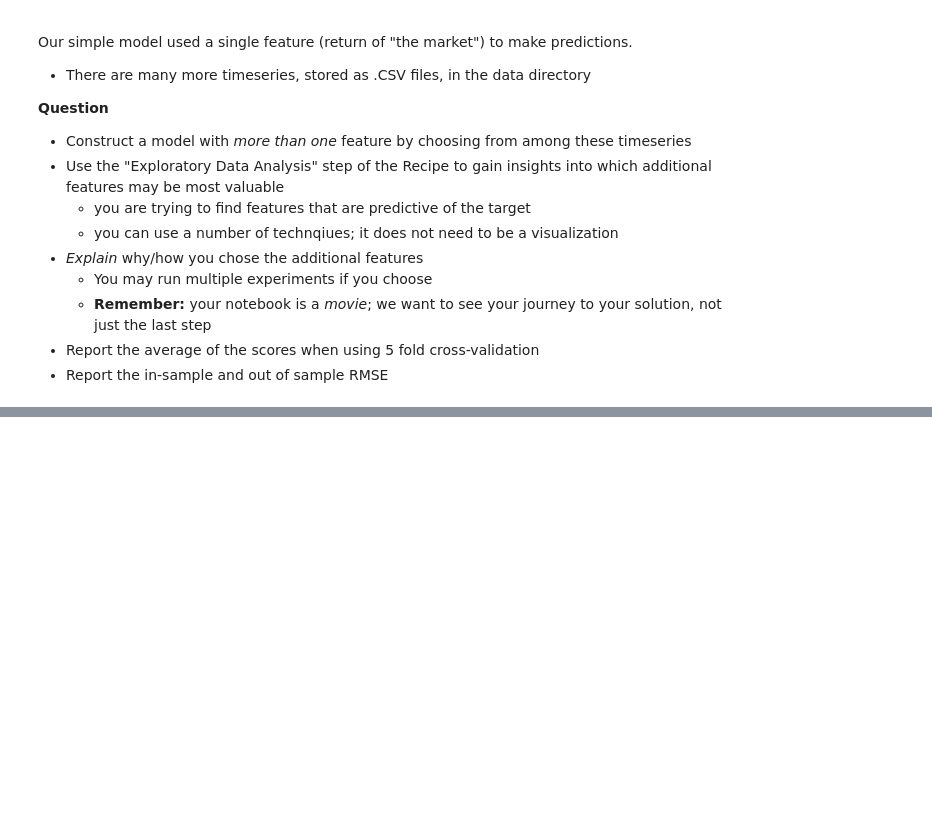
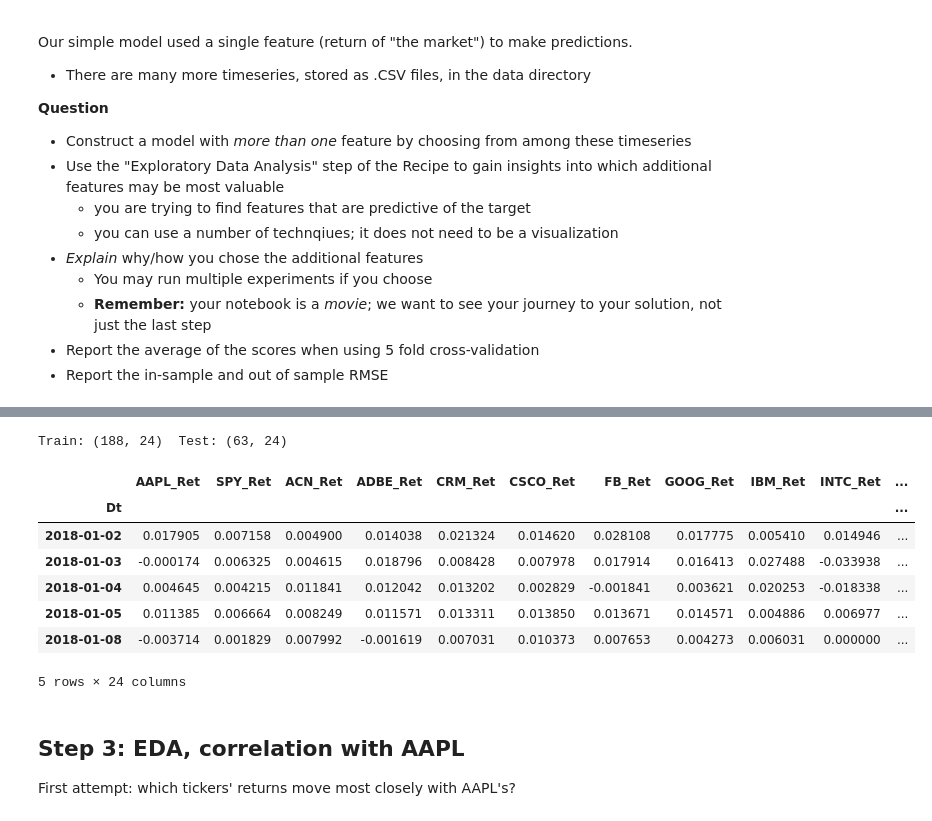
Before and after one commit to Ruilin0624/FRE_7773_Fall_2026, a Jupyter notebook: Assignment_2/Using_Machine_Learning_for_Hedging.ipynb, the cells around one changed output, grey strips where cells are left out. Saved outputs shown, nothing was run; the diff lists cells and outputs as text; code cells hidden in the pictures; blank space fills up the shorter version.

```diff
--- a/Assignment_2/Using_Machine_Learning_for_Hedging.ipynb
+++ b/Assignment_2/Using_Machine_Learning_for_Hedging.ipynb
@@ -918,0 +829,5 @@ print("  Out of Sample RMSE  = {:.4f}".format(rmse_out_sample_multi))
+# %%
+all_tickers = sorted(f[:-4] for f in os.listdir(helper.DATA_DIR) if f.endswith(".csv"))
+candidates = [t for t in all_tickers if t not in ("AAPL", "SPY")]
+print("Number of candidates:", len(candidates))
+print(candidates)
@@ -918,0 +842,33 @@ print("  Out of Sample RMSE  = {:.4f}".format(rmse_out_sample_multi))
+# %%
+# Start with AAPL and SPY, then add each candidate one at a time
+price_list = [ helper.getData(["AAPL"], "SPY", ["Adj Close"]) ]
+for t in candidates:
+    df_t = helper.getData([t], "SPY", ["Adj Close"])     # columns: t_Adj_Close, SPY_Adj_Close
+    price_list.append( df_t[[ t + "_Adj_Close" ]] )      # keep only the candidate's column
+all_price = pd.concat(price_list, axis=1)
+
+# Training returns
+all_train_ret = helper.renamePriceToRet( getReturns( getRange(all_price, start_dt, end_dt) ) )
+all_train_ret = all_train_ret[ start_dt: ]               # drop the day before start_dt
+all_train_ret = all_train_ret.dropna(axis=1)             # drop tickers with missing data
+
+# Test returns (same transformations, test dates)
+all_test_ret = helper.renamePriceToRet( getReturns( getRange(all_price, test_start_dt, test_end_dt) ) )
+all_test_ret = all_test_ret[ test_start_dt: ]
+all_test_ret = all_test_ret[ all_train_ret.columns ]     # same columns as training
+
+print("Train:", all_train_ret.shape, " Test:", all_test_ret.shape)
+all_train_ret.head()
+# %% [output]
+Train: (188, 24)  Test: (63, 24)
+|  | AAPL_Ret | SPY_Ret | ACN_Ret | ADBE_Ret | CRM_Ret | CSCO_Ret | FB_Ret | GOOG_Ret | IBM_Ret | INTC_Ret | ... |
+| Dt |  |  |  |  |  |  |  |  |  |  | ... |
+| 2018-01-02 | 0.017905 | 0.007158 | 0.004900 | 0.014038 | 0.021324 | 0.014620 | 0.028108 | 0.017775 | 0.005410 | 0.014946 | ... |
+| 2018-01-03 | -0.000174 | 0.006325 | 0.004615 | 0.018796 | 0.008428 | 0.007978 | 0.017914 | 0.016413 | 0.027488 | -0.033938 | ... |
+| 2018-01-04 | 0.004645 | 0.004215 | 0.011841 | 0.012042 | 0.013202 | 0.002829 | -0.001841 | 0.003621 | 0.020253 | -0.018338 | ... |
+| 2018-01-05 | 0.011385 | 0.006664 | 0.008249 | 0.011571 | 0.013311 | 0.013850 | 0.013671 | 0.014571 | 0.004886 | 0.006977 | ... |
+| 2018-01-08 | -0.003714 | 0.001829 | 0.007992 | -0.001619 | 0.007031 | 0.010373 | 0.007653 | 0.004273 | 0.006031 | 0.000000 | ... |
+5 rows × 24 columns
+# %% [markdown]
+## Step 3: EDA, correlation with AAPL
+First attempt: which tickers' returns move most closely with AAPL's?
```
Also changed, not shown: parts of 46 cells of this notebook, 1 other file.
